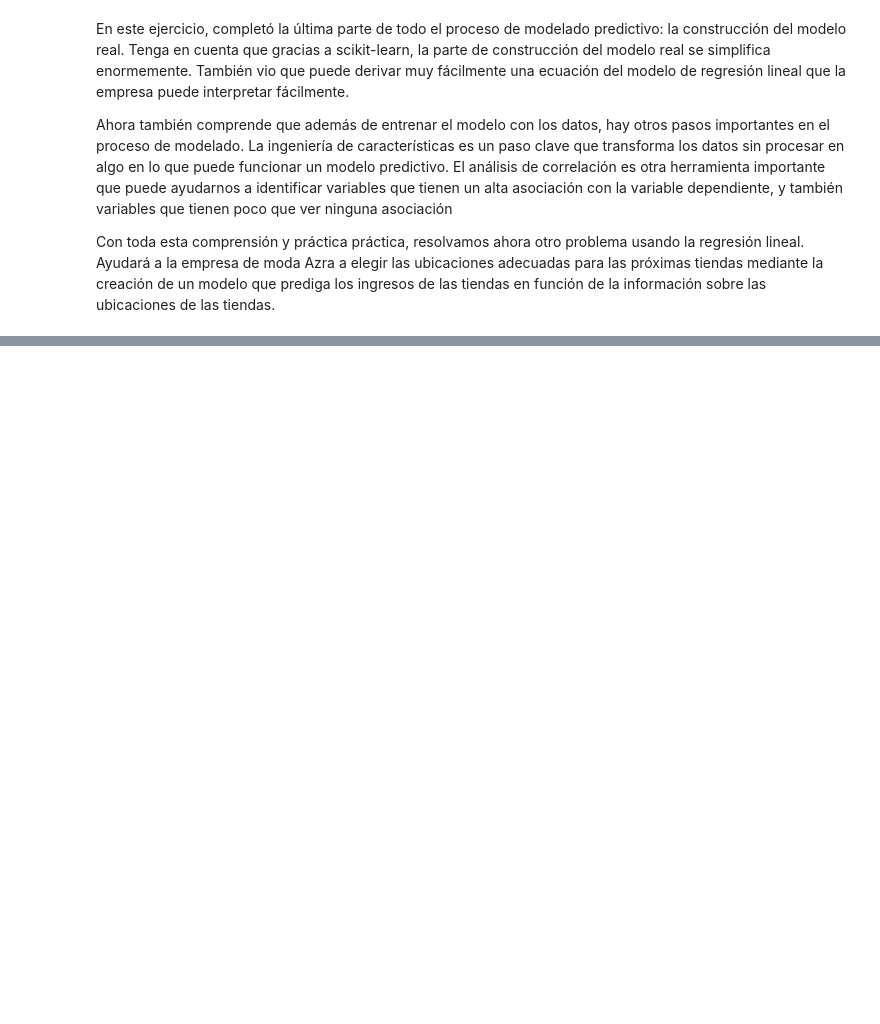
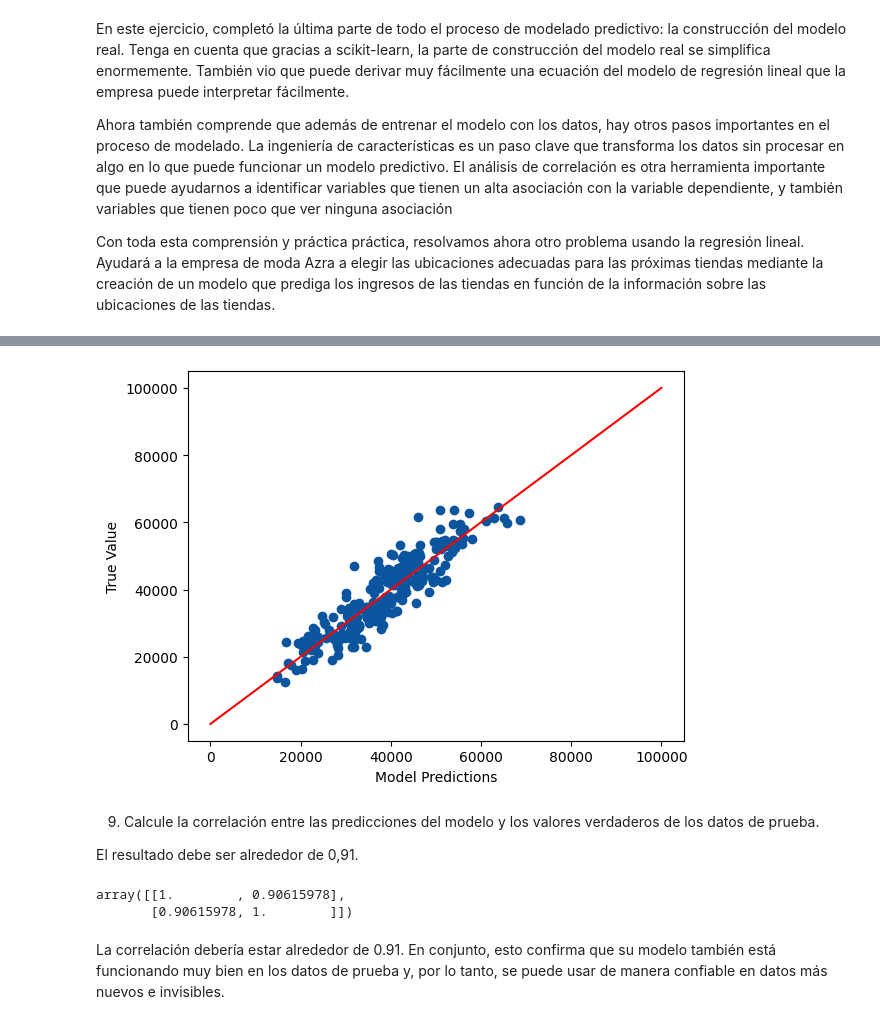
Before and after one commit to limspiga/customer-analytics, a Jupyter notebook: week-4a/customer_analytics_week_4a.ipynb, the cells around one changed output, grey strips where cells are left out. Cells and saved outputs as stored; diff of their text form; code cells hidden in the pictures; blank space fills up the shorter version.

```diff
--- a/week-4a/customer_analytics_week_4a.ipynb
+++ b/week-4a/customer_analytics_week_4a.ipynb
@@ -1039,0 +1050,5 @@ El resultado debe ser alrededor de 0,91.
+# %%
+import numpy as np, pandas as pd
+import matplotlib.pyplot as plt, seaborn as sns
+df = pd.read_csv('location_rev.csv')
+df.head()
@@ -1039,0 +1064,7 @@ El resultado debe ser alrededor de 0,91.
+# %%
+X = df[['num_competitors',\
+        'median_income',\
+        'num_loyalty_members',\
+        'population_density',\
+        'location_age']]
+y = df['revenue']
@@ -1039,0 +1073,4 @@ El resultado debe ser alrededor de 0,91.
+# %%
+from sklearn.model_selection import train_test_split
+X_train, X_test, y_train, y_test = train_test_split\
+                                   (X, y, random_state = 100)
@@ -1039,0 +1079,4 @@ El resultado debe ser alrededor de 0,91.
+# %%
+from sklearn.linear_model import LinearRegression
+model = LinearRegression()
+model.fit(X_train,y_train)
@@ -1039,0 +1118,26 @@ El resultado debe ser alrededor de 0,91.
+# %%
+plt.scatter(model.predict(X_test),y_test)
+plt.xlabel('Model Predictions')
+plt.ylabel('True Value')
+plt.plot([0, 100000], [0, 100000], 'k-', color = 'red')
+plt.show()
+
+# De la gráfica, es evidente que existe una asociación muy fuerte entre los valores
+# predichos y reales. Esto nos dice que el modelo está haciendo un buen trabajo al
+# predecir los valores de ingresos de las tiendas. Un valor de correlación
+# cuantificará esta asociación.
+# %% [output]
+[figure, added]
+# %% [markdown]
+
+9. Calcule la correlación entre las predicciones del modelo y los valores verdaderos de los datos de prueba.
+
+El resultado debe ser alrededor de 0,91.
+# %%
+np.corrcoef(model.predict(X_test), y_test)
+# %% [output]
+array([[1.        , 0.90615978],
+       [0.90615978, 1.        ]])
+# %% [markdown]
+
+La correlación debería estar alrededor de 0.91. En conjunto, esto confirma que su modelo también está funcionando muy bien en los datos de prueba y, por lo tanto, se puede usar de manera confiable en datos más nuevos e invisibles.
```
Also changed, not shown: parts of 50 cells of this notebook, 1 other file.
